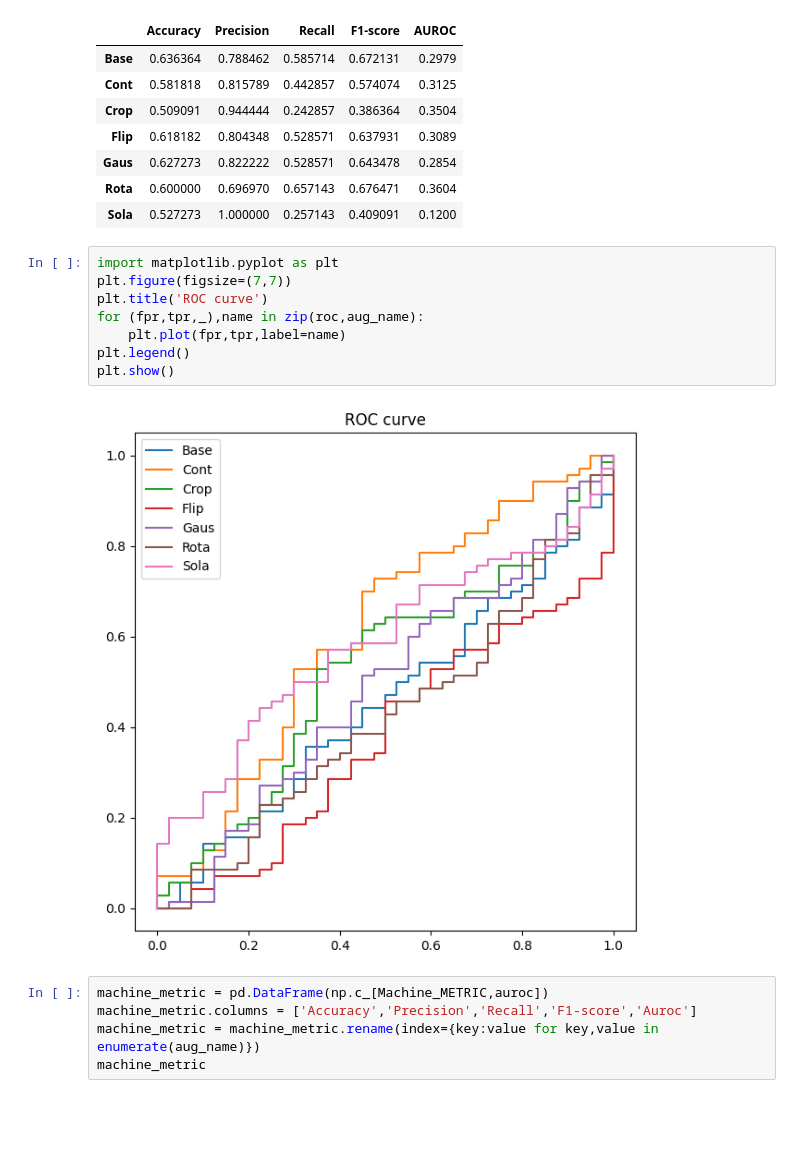
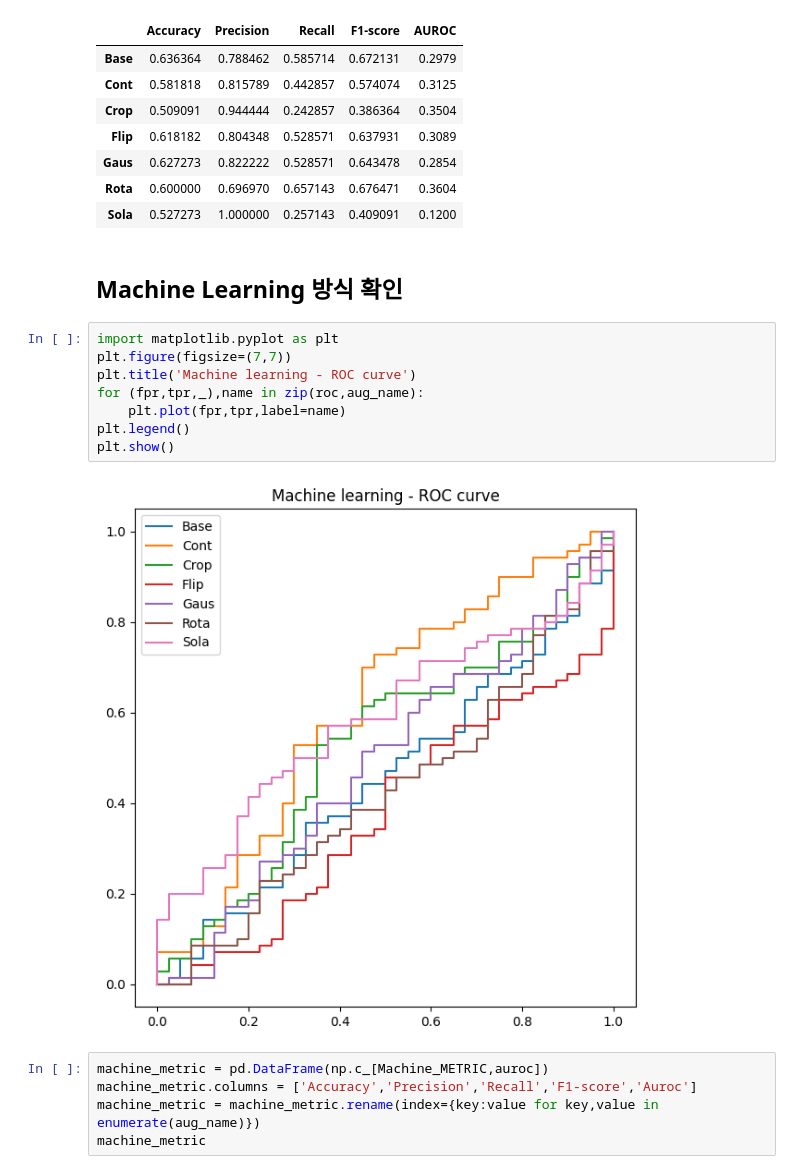
Before and after one commit to crimama/BA, a Jupyter notebook: 3.Anomaly Detection/Result.ipynb, the cells around one changed output. Drawn from its saved outputs; the diff is of its cells as text; blank space fills up the shorter version.

```diff
--- a/3.Anomaly Detection/Result.ipynb
+++ b/3.Anomaly Detection/Result.ipynb
@@ -63,16 +72,18 @@ auto_metric
 | Gaus | 0.627273 | 0.822222 | 0.528571 | 0.643478 | 0.2854 |
 | Rota | 0.600000 | 0.696970 | 0.657143 | 0.676471 | 0.3604 |
 | Sola | 0.527273 | 1.000000 | 0.257143 | 0.409091 | 0.1200 |
+# %% [markdown]
+## Machine Learning 방식 확인
 # %%
 import matplotlib.pyplot as plt
 plt.figure(figsize=(7,7))
-plt.title('ROC curve')
+plt.title('Machine learning - ROC curve')
 for (fpr,tpr,_),name in zip(roc,aug_name):
     plt.plot(fpr,tpr,label=name)
 plt.legend()
 plt.show()
 # %% [output]
-[figure, old version]
+[figure, new version]
 # %%
 machine_metric = pd.DataFrame(np.c_[Machine_METRIC,auroc])
 machine_metric.columns = ['Accuracy','Precision','Recall','F1-score','Auroc']
```
Also changed, not shown: parts of 38 cells of this notebook, 1 other file.
